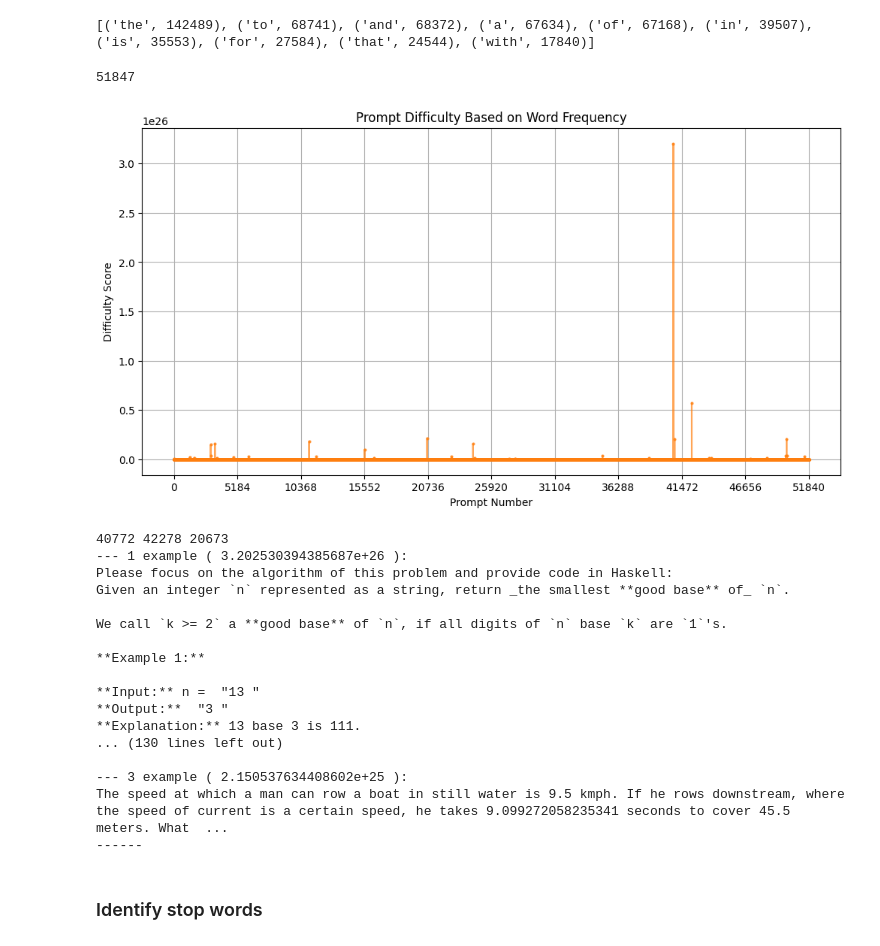
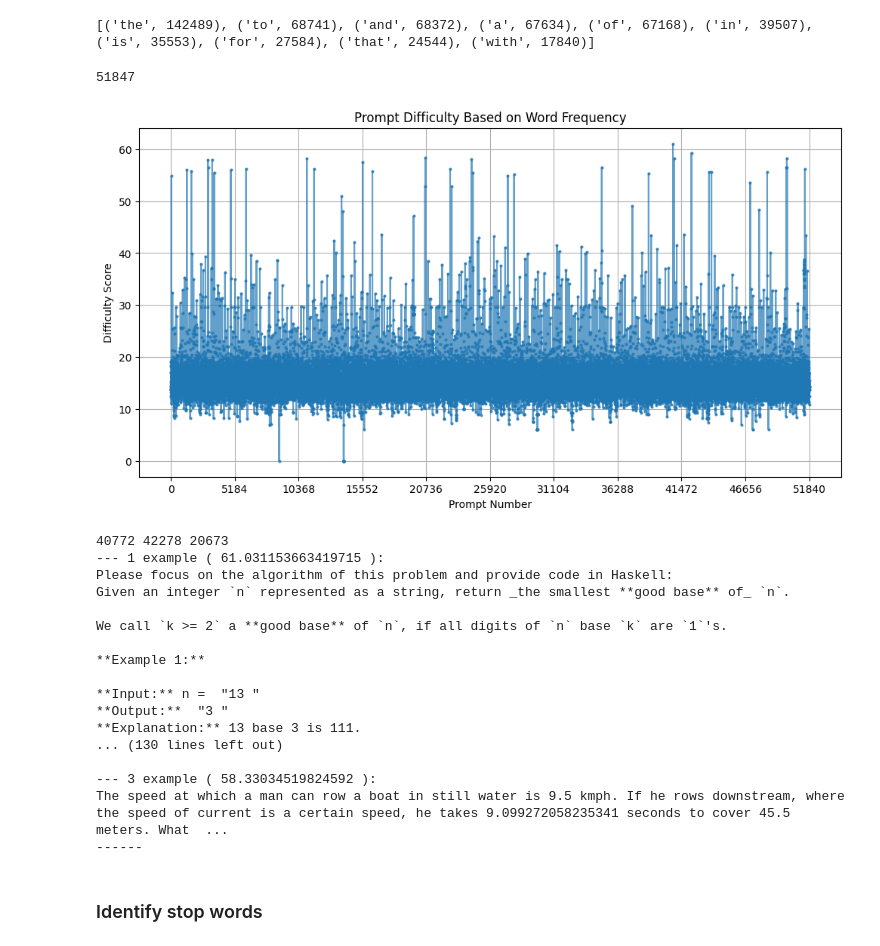
Before and after one commit to Nickolaus-899/LSD_metrics, a Jupyter notebook: metrics.ipynb, the cells around one changed output. Cells and saved outputs as stored; diff of their text form; code cells hidden in the pictures.

```diff
--- a/metrics.ipynb
+++ b/metrics.ipynb
@@ -145,32 +145,35 @@ print(word_counts.most_common(10))
 # %% [output]
 [('the', 142489), ('to', 68741), ('and', 68372), ('a', 67634), ('of', 67168), ('in', 39507), ('is', 35553), ('for', 27584), ('that', 24544), ('with', 17840)]
 # %%
+from math import log
+
+
 def compute_difficulty_freq(text):
     words = text.split()
     score = 0
     for word in words:
         word_freq = zipf_scores[word]
         score += 1 / (word_freq if word_freq > 0 else 1e-6)
-    return score
+    return log(score) if score != 0 else 0
 
 metrics_res['word_frequency'] = [compute_difficulty_freq(text) for text in tqdm(texts, desc="Computing difficulty")]
 # %%
 scores = [(index, score) for index, score in enumerate(metrics_res['word_frequency'])]
 # indicies, scores = zip(*scores) if scores else ([], [])
 print(len(scores))
 
 plt.figure(figsize=(12, 6))
-plt.plot(range(len(scores)), scores, marker='o', linestyle='-', markersize=2, alpha=0.7)
+plt.plot(range(len(scores)), metrics_res['word_frequency'], marker='o', linestyle='-', markersize=2, alpha=0.7)
 plt.xlabel("Prompt Number")
 plt.ylabel("Difficulty Score")
 plt.title("Prompt Difficulty Based on Word Frequency")
 plt.xticks(np.arange(0, len(scores), step=max(1, len(scores)//10)))
 plt.grid(True)
 
 plt.show()
 # %% [output]
 51847
-[figure, old version]
+[figure, new version]
 # %%
 def print_most_difficult(scores):
     most_difficult = (sorted(scores, key=lambda x : x[1], reverse=True))[:3]
@@ -186,7 +189,7 @@ def print_most_difficult(scores):
 print_most_difficult(scores)
 # %% [output]
 40772 42278 20673
---- 1 example ( 3.202530394385687e+26 ):
+--- 1 example ( 61.031153663419715 ):
 Please focus on the algorithm of this problem and provide code in Haskell:
 Given an integer `n` represented as a string, return _the smallest **good base** of_ `n`.
 
@@ -199,7 +202,7 @@ We call `k >= 2` a **good base** of `n`, if all digits of `n` base `k` are `1`'s
 **Explanation:** 13 base 3 is 111.
 ... (130 lines left out)
 
---- 3 example ( 2.150537634408602e+25 ):
+--- 3 example ( 58.33034519824592 ):
 The speed at which a man can row a boat in still water is 9.5 kmph. If he rows downstream, where the speed of current is a certain speed, he takes 9.099272058235341 seconds to cover 45.5 meters. What  ...
 ------
 # %% [markdown]
```
Also changed, not shown: parts of 17 cells of this notebook.
